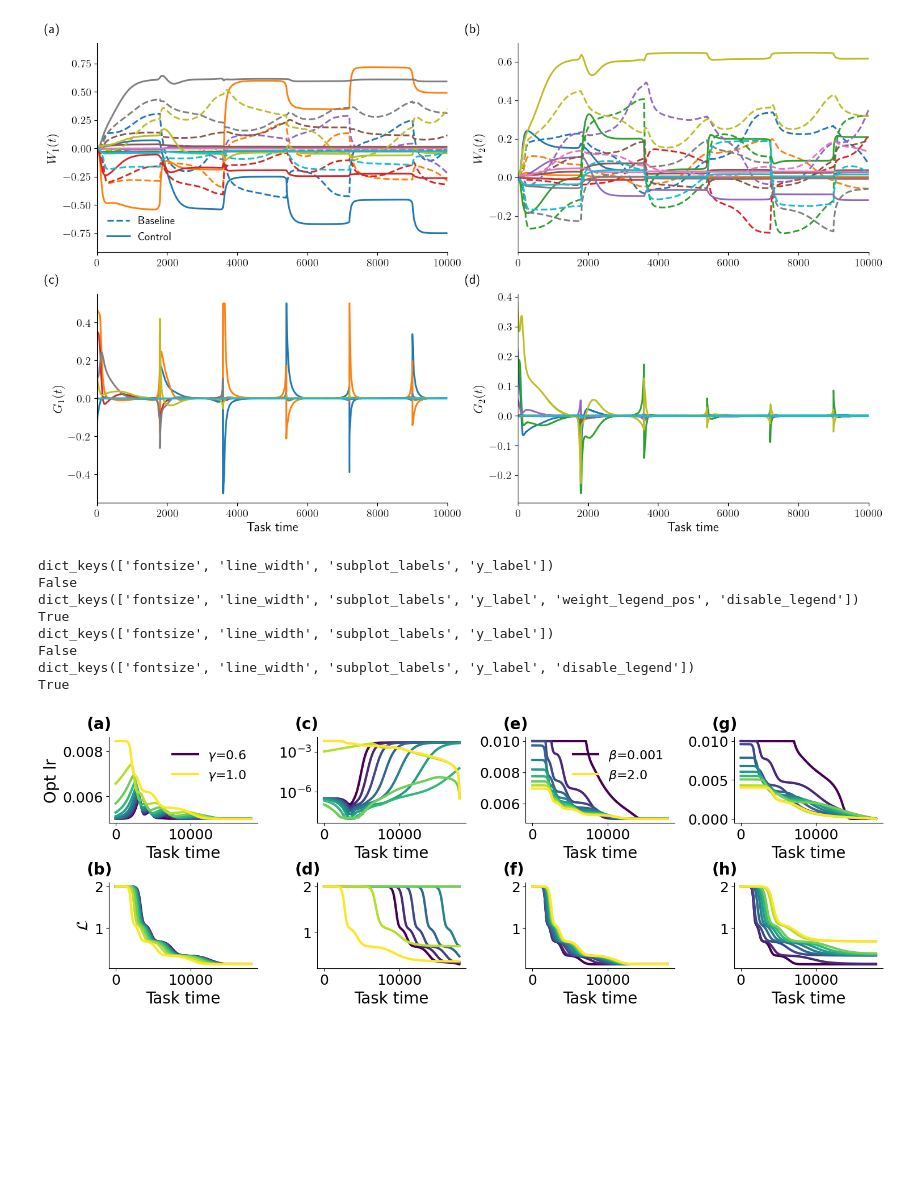
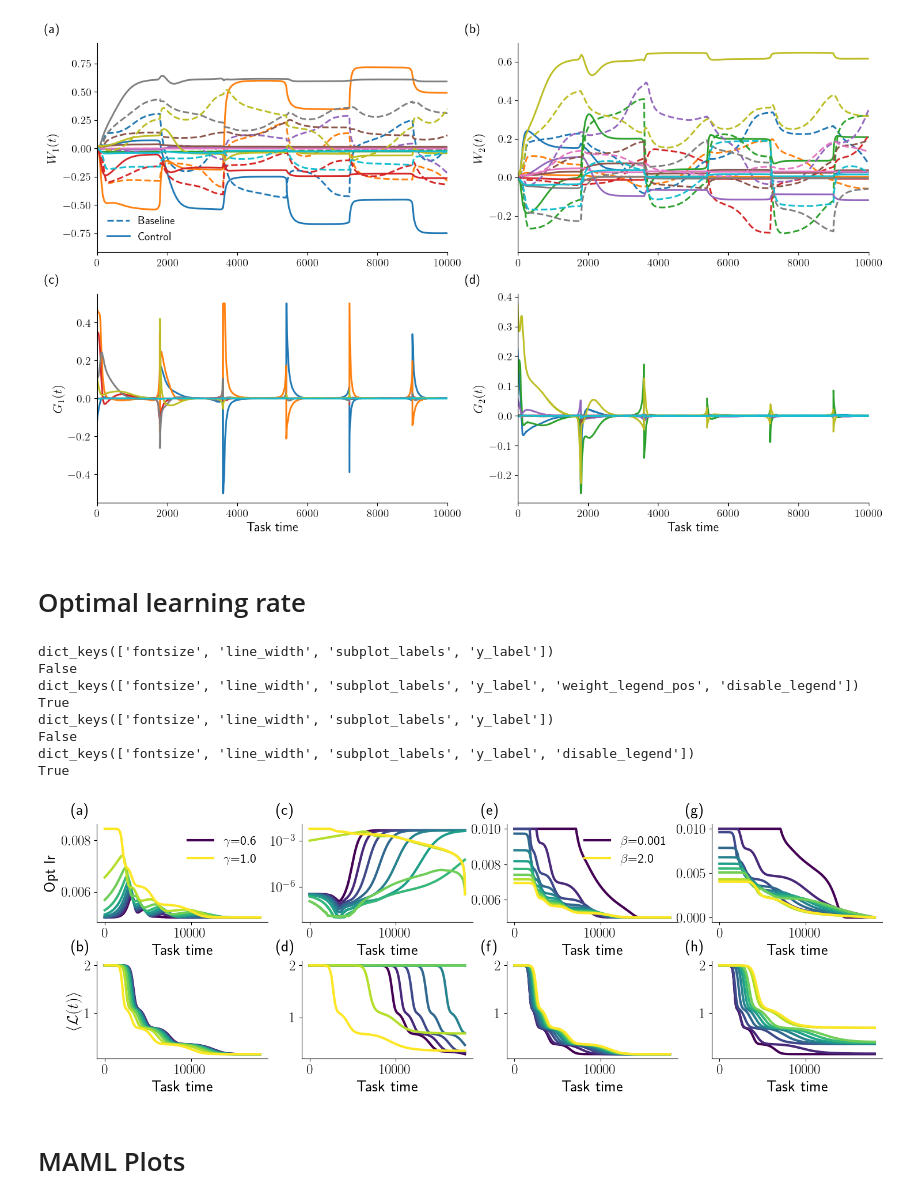
Before and after one commit to rodrigcd/neuromod, a Jupyter notebook: notebooks/appendix_plots.ipynb, the cells around one changed output. Saved outputs shown, nothing was run; the diff lists cells and outputs as text; code cells hidden in the pictures; blank space fills up the shorter version.

```diff
--- a/notebooks/appendix_plots.ipynb
+++ b/notebooks/appendix_plots.ipynb
@@ -4,6 +4,7 @@ import matplotlib.pyplot as plt
 import glob
 # %%
 from metamod.utils import ResultsManager, two_layer_parameters_plot, single_task_plot, task_switch_weights_plot, non_linear_network_plots, plot_optimal_lr, plot_optimal_lr_loss
+plt.rcParams['text.usetex'] = True
 # %% [markdown]
 # Non-linear network
 # %%
@@ -115,6 +116,8 @@ task_switch_weights_plot(result_manager, figsize=figsize, fontsize=fontsize, lin
 plt.savefig("paper_figures/task_switch_weights.pdf", bbox_inches="tight")
 # %% [output]
 [figure]
+# %% [markdown]
+# Optimal learning rate
 # %%
 figsize = np.array((16, 6/5*8/2))*1.1
 
@@ -203,7 +206,7 @@ plot_optimal_lr(ax2[0, 3], spec_path_list=spec_path_list, var_sweep=betas, var_l
 """ ############################################### """
 
 subplot_labels = "(b)"
-y_label = r"$\mathcal{L}$"
+y_label = r"$\left<\mathcal{L}(t)\right>$"
 
 """ varyng gamma, deviating from 1 """
 results_path = "../results/sweep_learning_rate_v2/run_id_*_Semantic_*"
@@ -264,32 +267,34 @@ plot_optimal_lr_loss(ax2[1, 2], spec_path_list=spec_path_list, var_sweep=betas,
 """ varyng beta, deviating from 0 """
 y_label = None
 results_path = "../results/sweep_learning_rate/run_id_*_Semantic_*"
 path_list = sorted(glob.glob(results_path))
 spec_path_list = []
 run_ids = np.arange(30, 40)
 for run_id in run_ids:
     for path in path_list:
         if "run_id_"+str(run_id)+"_" in path:
             spec_path_list.append(path)
 
 betas = np.linspace(1e-3, 2, 10, endpoint=True)
 
 subplot_labels = "(h)"
 
 plot_optimal_lr_loss(ax2[1, 3], spec_path_list=spec_path_list, var_sweep=betas, var_label=r"$\beta$",
                 fontsize=fontsize, line_width=3, subplot_labels=subplot_labels, y_label=y_label,
                 disable_legend=disable_legend)
 
 
-plt.subplots_adjust(hspace=0.7, wspace=0.4)
+plt.subplots_adjust(hspace=0.4, wspace=0.2)
 plt.savefig("paper_v2/appendix_lr.pdf", bbox_inches="tight")
 # %% [output]
 dict_keys(['fontsize', 'line_width', 'subplot_labels', 'y_label'])
 False
 dict_keys(['fontsize', 'line_width', 'subplot_labels', 'y_label', 'weight_legend_pos', 'disable_legend'])
 True
 dict_keys(['fontsize', 'line_width', 'subplot_labels', 'y_label'])
 False
 dict_keys(['fontsize', 'line_width', 'subplot_labels', 'y_label', 'disable_legend'])
 True
-[figure, old version]
+[figure, new version]
+# %% [markdown]
+# MAML Plots
```
Also changed, not shown: 5 other files.
